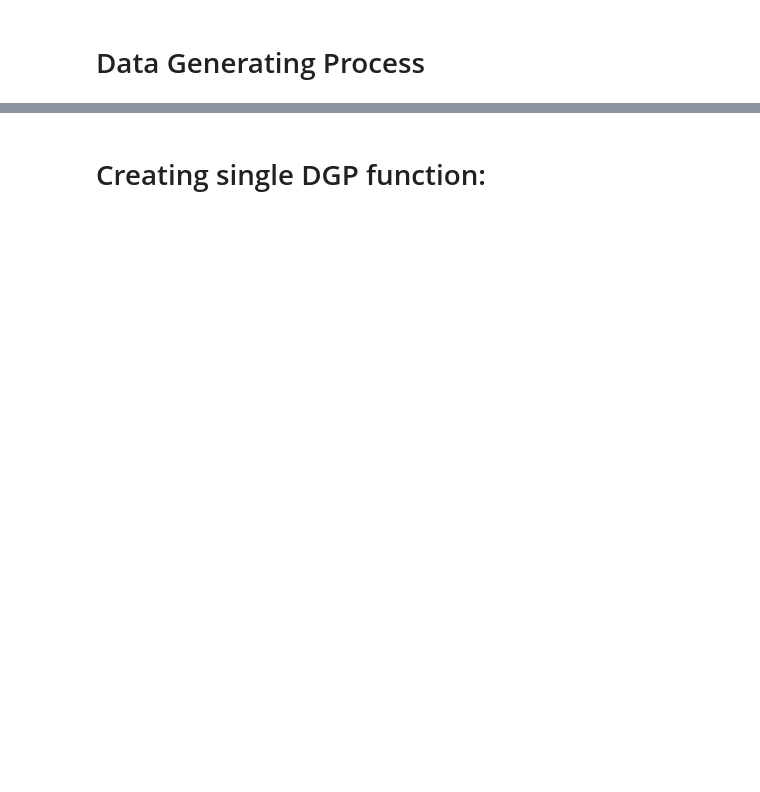
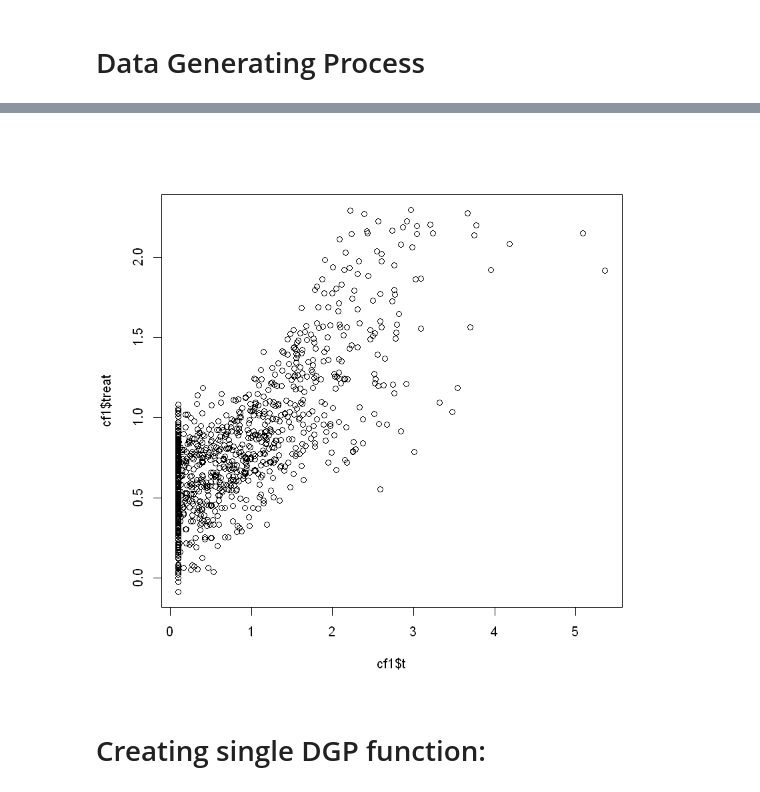
Before and after one commit to tihaup/Project-CompStats, a Jupyter notebook: First Simulations.ipynb, the cells around one changed output, grey strips where cells are left out. Cells and saved outputs as stored; diff of their text form; code cells hidden in the pictures; blank space fills up the shorter version.

```diff
--- a/First Simulations.ipynb
+++ b/First Simulations.ipynb
@@ -9,2 +8,7 @@ Warning message:
 # %%
 set.seed(123)
+# %%
+cf1 <- cf_selectmedian(test1)
+head(cf1[,c(3,14)])
+head(cf1$treat)
+head(cf1)
@@ -11,3 +31,7 @@ set.seed(123)
+# %%
+plot(cf1$t,cf1$treat)
+# %% [output]
+[figure, added]
 # %% [markdown]
 # Creating single DGP function:
 # %%
```
Also changed, not shown: parts of 5 cells of this notebook, 2 other files.
